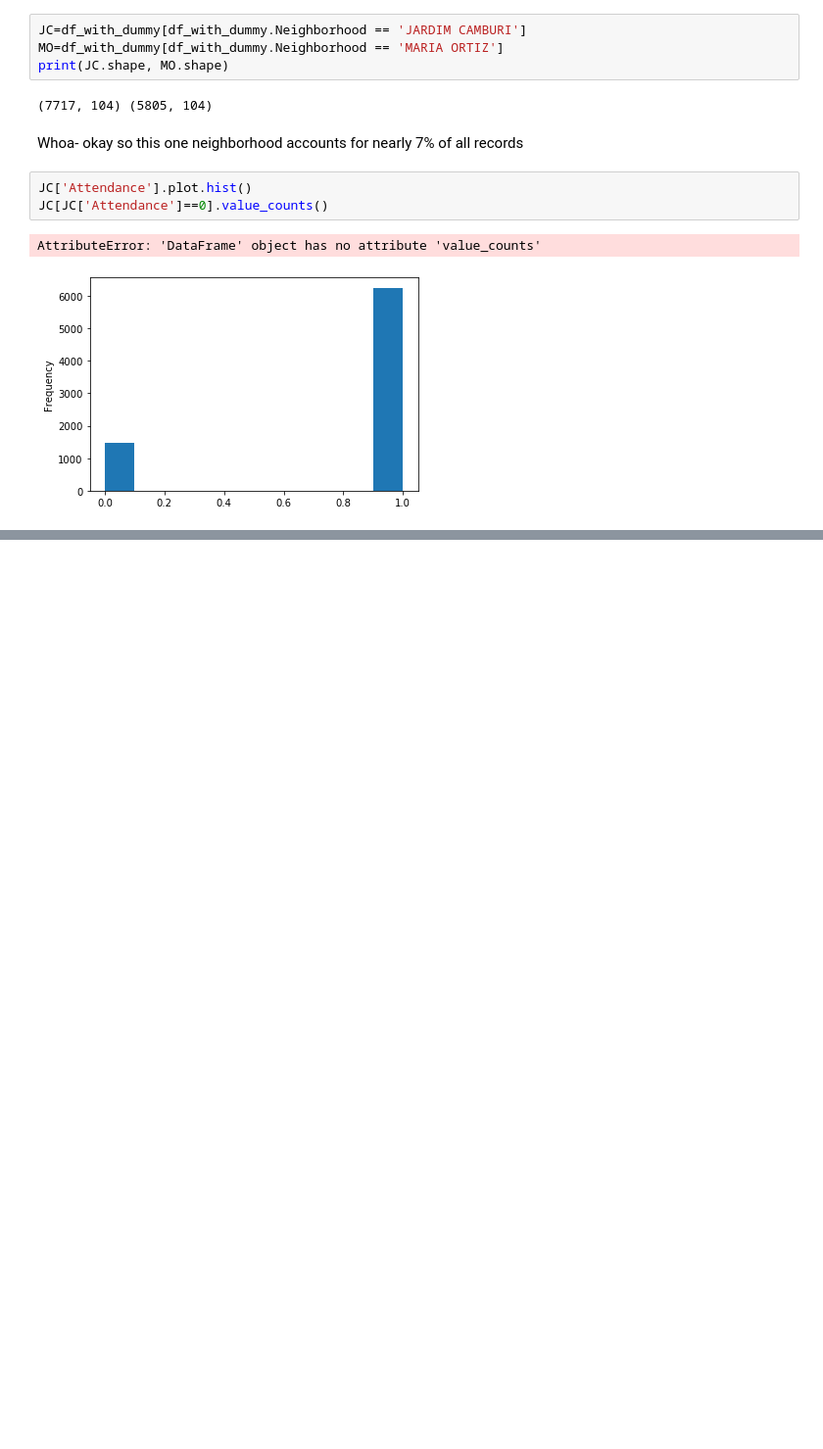
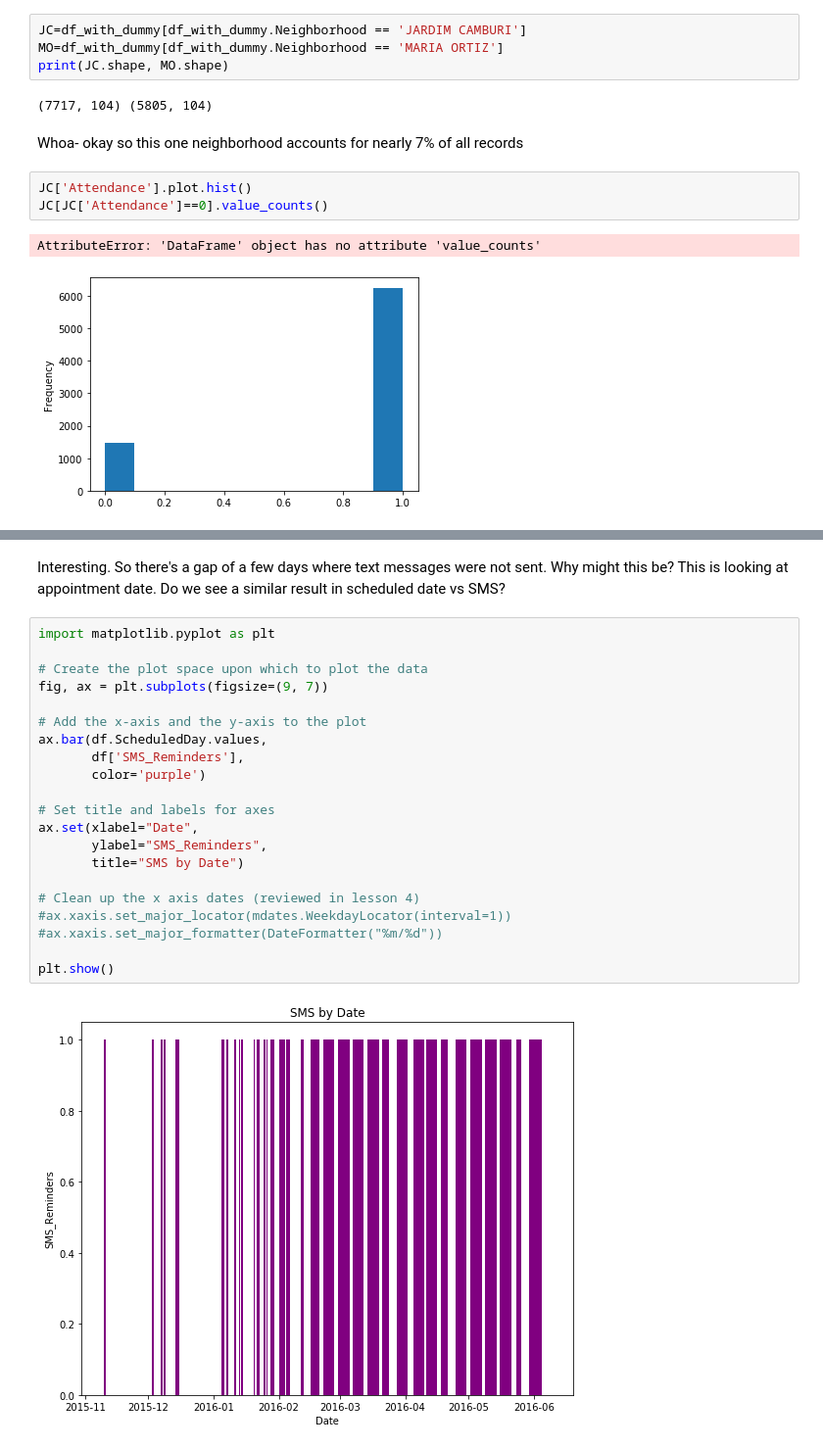
Before and after one commit to JordanPhilipMeyer/PatientNoShow, a Jupyter notebook: PredictNoShow.ipynb, the cells around one changed output, grey strips where cells are left out. Shown at 98% size. Cells and saved outputs as stored; diff of their text form; blank space fills up the shorter version.

```diff
--- a/PredictNoShow.ipynb
+++ b/PredictNoShow.ipynb
@@ -1440,0 +1599,26 @@ dtype: float64
+# %% [markdown]
+Interesting. So there's a gap of a few days where text messages were not sent. Why might this be?
+This is looking at appointment date. Do we see a similar result in scheduled date vs SMS?
+# %%
+import matplotlib.pyplot as plt
+
+# Create the plot space upon which to plot the data
+fig, ax = plt.subplots(figsize=(9, 7))
+
+# Add the x-axis and the y-axis to the plot
+ax.bar(df.ScheduledDay.values,
+       df['SMS_Reminders'],
+       color='purple')
+
+# Set title and labels for axes
+ax.set(xlabel="Date",
+       ylabel="SMS_Reminders",
+       title="SMS by Date")
+
+# Clean up the x axis dates (reviewed in lesson 4)
+#ax.xaxis.set_major_locator(mdates.WeekdayLocator(interval=1))
+#ax.xaxis.set_major_formatter(DateFormatter("%m/%d"))
+
+plt.show()
+# %% [output]
+[figure, added]
```
Also changed, not shown: parts of 60 cells of this notebook.
